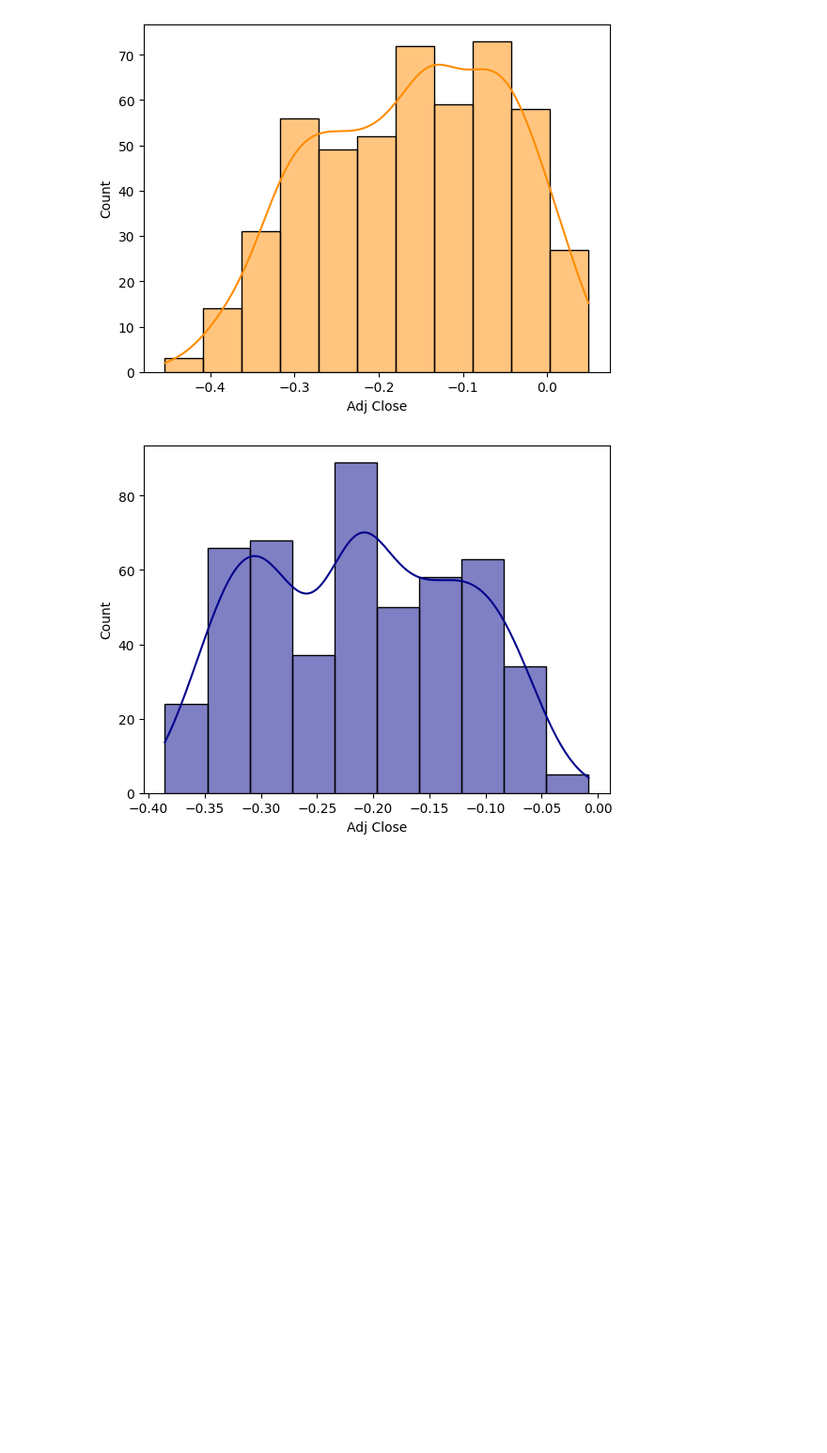
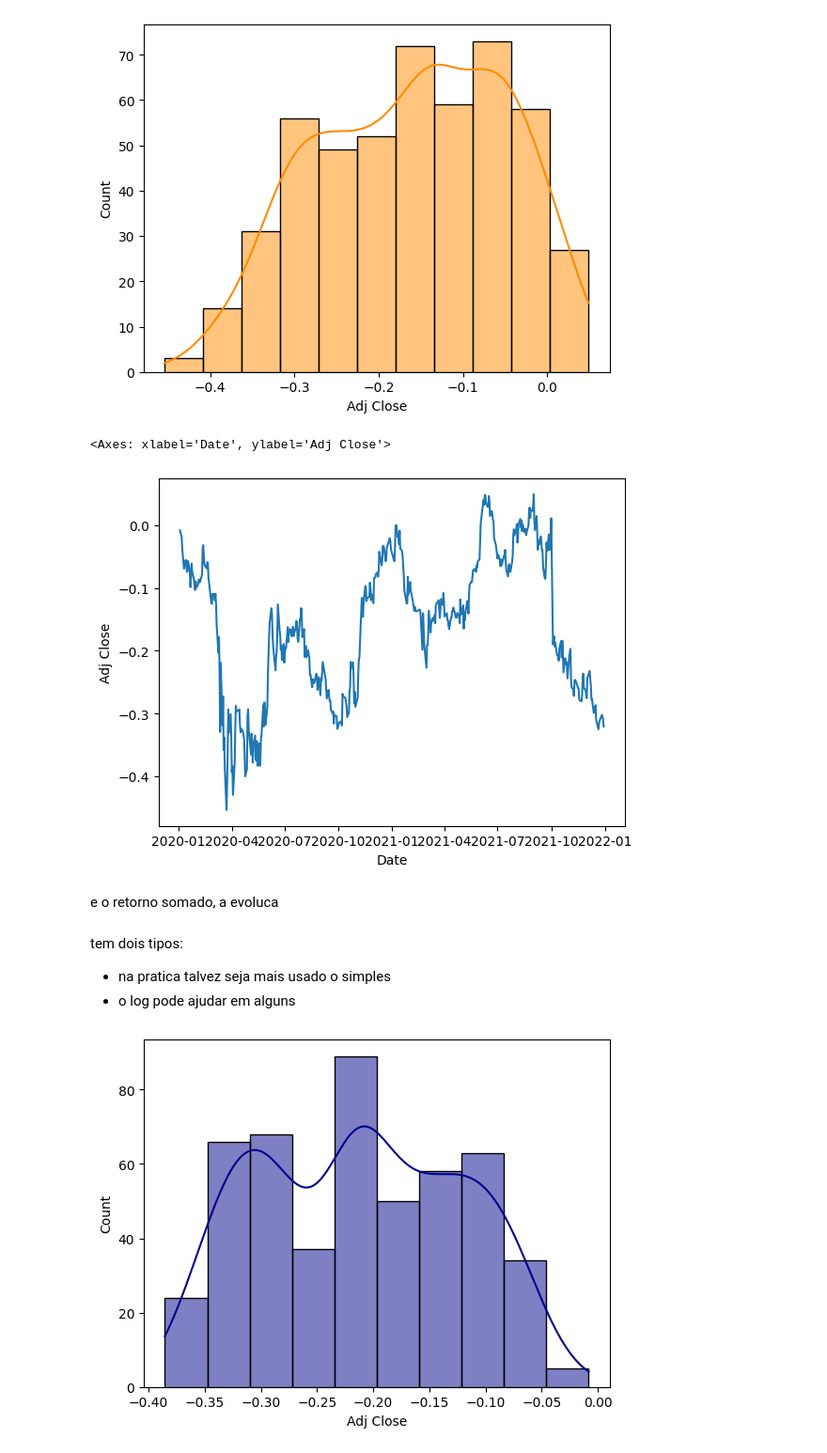
Before and after one commit to turing-usp/turingquant-exemplos, a Jupyter notebook: metrics_retorno.ipynb, the cells around one changed output. Shown: that part at 94% size. Saved outputs shown, nothing was run; the diff lists cells and outputs as text; code cells hidden in the pictures; blank space fills up the shorter version.

```diff
--- a/metrics_retorno.ipynb
+++ b/metrics_retorno.ipynb
@@ -22,5 +22,5 @@ Para cada uma das funções:
 2. Testar função com dados da Yahoo Finance
 3. Explicar resultados e fórmulas utilizadas
 # %%
-df = yf.download(["ITUB3.SA"], start='2015-01-01')
+df = yf.download(["ITUB3.SA","PETR3.SA"], start='2020-01-01')
 # %% [output]
@@ -101,6 +121,18 @@ sns.histplot(data_log,
              kde = True);
 # %% [output]
 [figure]
+# %%
+# line plot fica mais simples de visualizar
+sns.lineplot(data_log)
+# %% [output]
+<Axes: xlabel='Date', ylabel='Adj Close'>
+[figure, added]
+# %% [markdown]
+e o retorno somado, a evoluca
+# %% [markdown]
+tem dois tipos:
+- na pratica talvez seja mais usado o simples
+- o log pode ajudar em alguns
 # %%
 # retorno simples
 data_simp = cumulative_returns(returns(df['Adj Close'].loc['2020-01-01':'2022-01-01']), 'simp')
```
Also changed, not shown: parts of 8 cells of this notebook.
